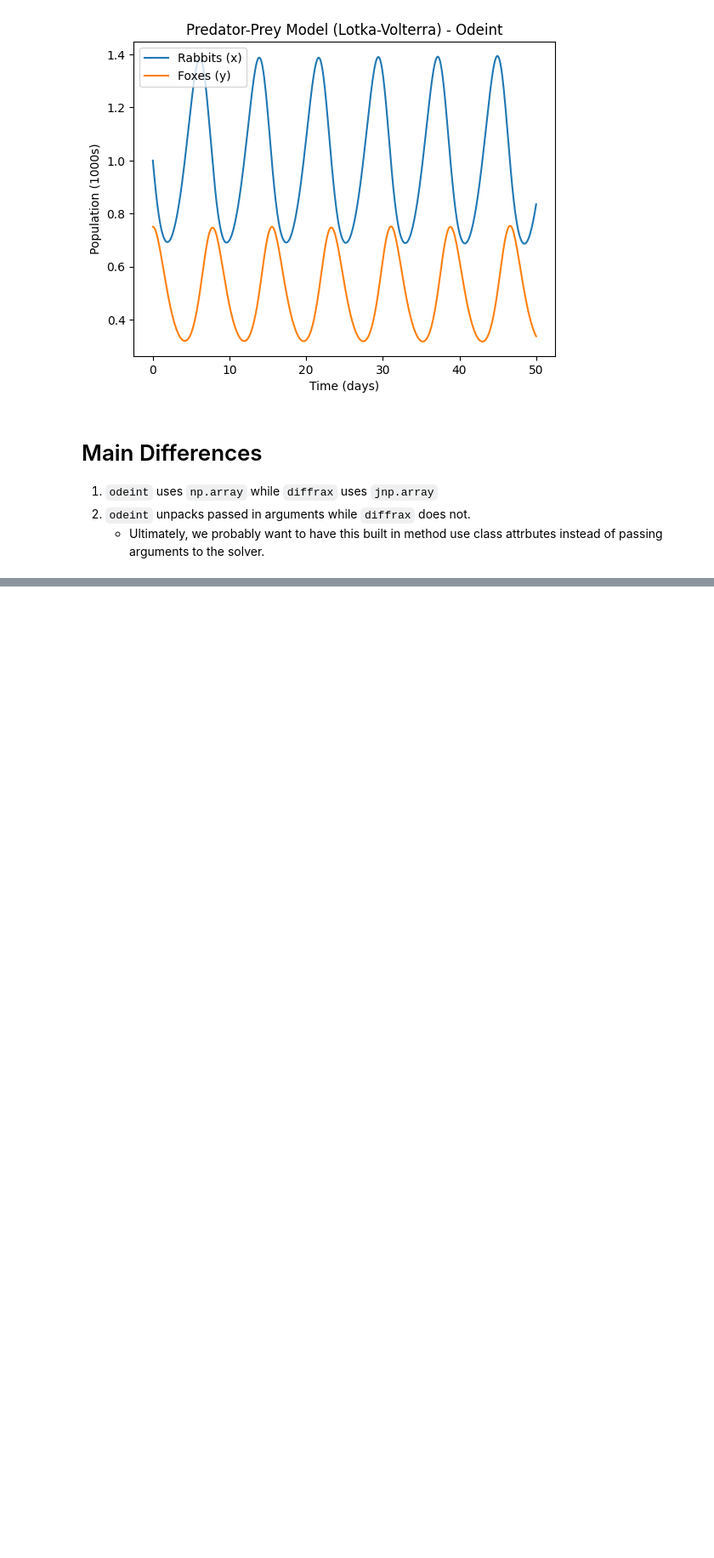
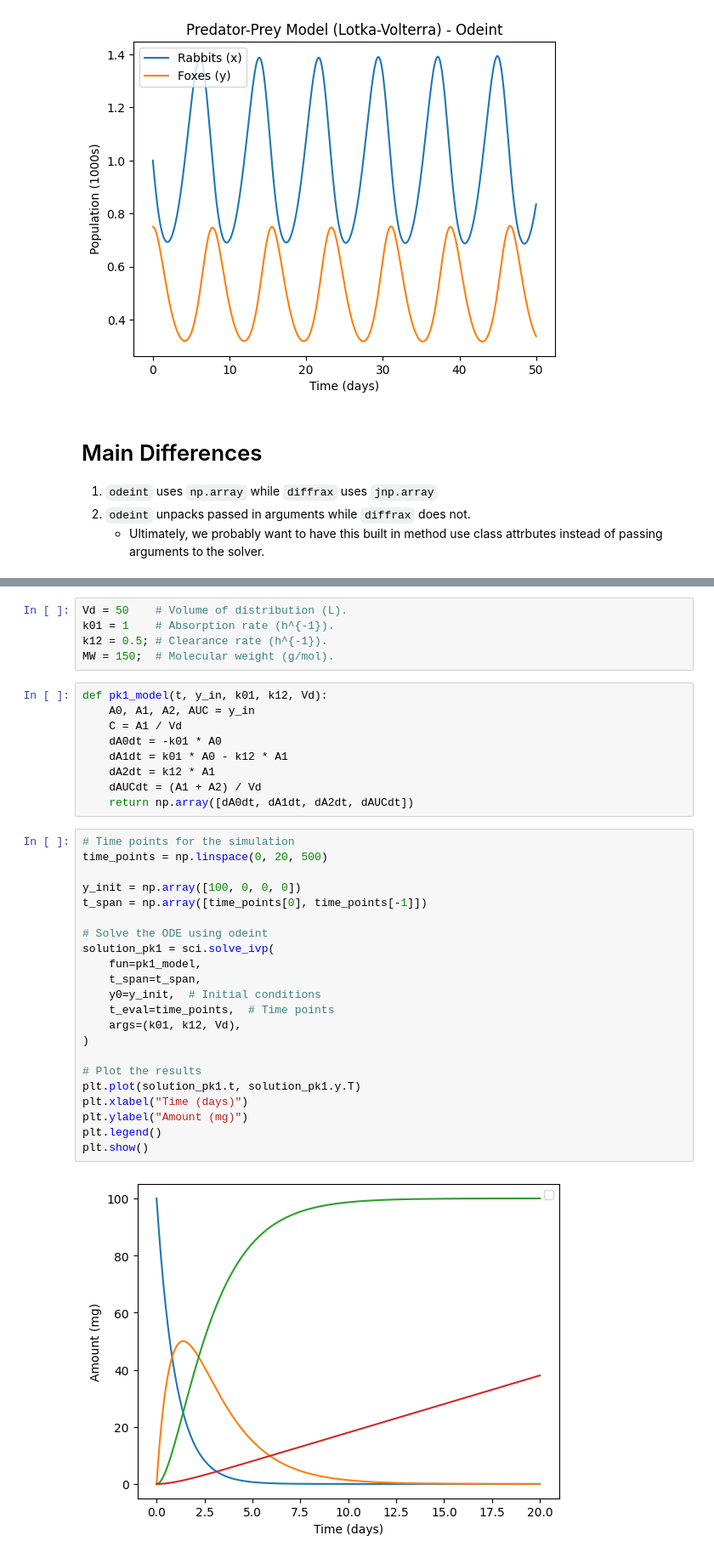
Before and after one commit to USEPA/PyMCSimMod, a Jupyter notebook: docs/notebooks/example_ode.ipynb, the cells around one changed output, grey strips where cells are left out. Shown at 85% size. Cells and saved outputs as stored; diff of their text form; blank space fills up the shorter version.

Commit message:
Get jax (diffrax) and scipy (solve_ivp) methods running from abstract tree

```diff
--- a/docs/notebooks/example_ode.ipynb
+++ b/docs/notebooks/example_ode.ipynb
@@ -114,0 +119,38 @@ plt.show()
+# %%
+Vd = 50    # Volume of distribution (L).
+k01 = 1    # Absorption rate (h^{-1}).
+k12 = 0.5; # Clearance rate (h^{-1}).
+MW = 150;  # Molecular weight (g/mol).
+# %%
+def pk1_model(t, y_in, k01, k12, Vd):
+    A0, A1, A2, AUC = y_in
+    C = A1 / Vd
+    dA0dt = -k01 * A0
+    dA1dt = k01 * A0 - k12 * A1
+    dA2dt = k12 * A1
+    dAUCdt = (A1 + A2) / Vd
+    return np.array([dA0dt, dA1dt, dA2dt, dAUCdt])
+# %%
+# Time points for the simulation
+time_points = np.linspace(0, 20, 500)
+
+y_init = np.array([100, 0, 0, 0])
+t_span = np.array([time_points[0], time_points[-1]])
+
+# Solve the ODE using odeint
+solution_pk1 = sci.solve_ivp(
+    fun=pk1_model,
+    t_span=t_span,
+    y0=y_init,  # Initial conditions
+    t_eval=time_points,  # Time points
+    args=(k01, k12, Vd),
+)
+
+# Plot the results
+plt.plot(solution_pk1.t, solution_pk1.y.T)
+plt.xlabel("Time (days)")
+plt.ylabel("Amount (mg)")
+plt.legend()
+plt.show()
+# %% [output]
+[figure, added]
```
Also changed, not shown: parts of 1 cell of this notebook, 4 other files.
